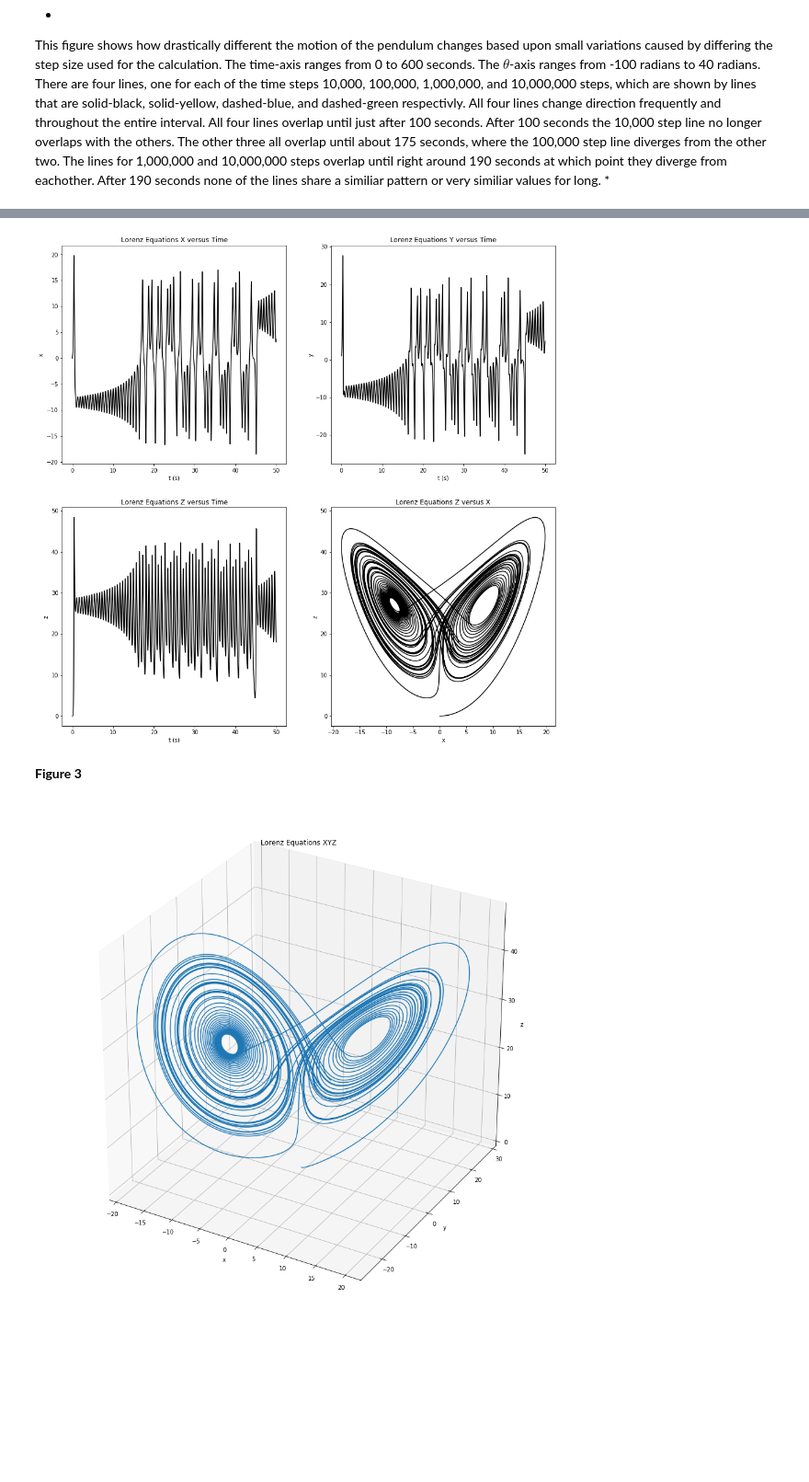
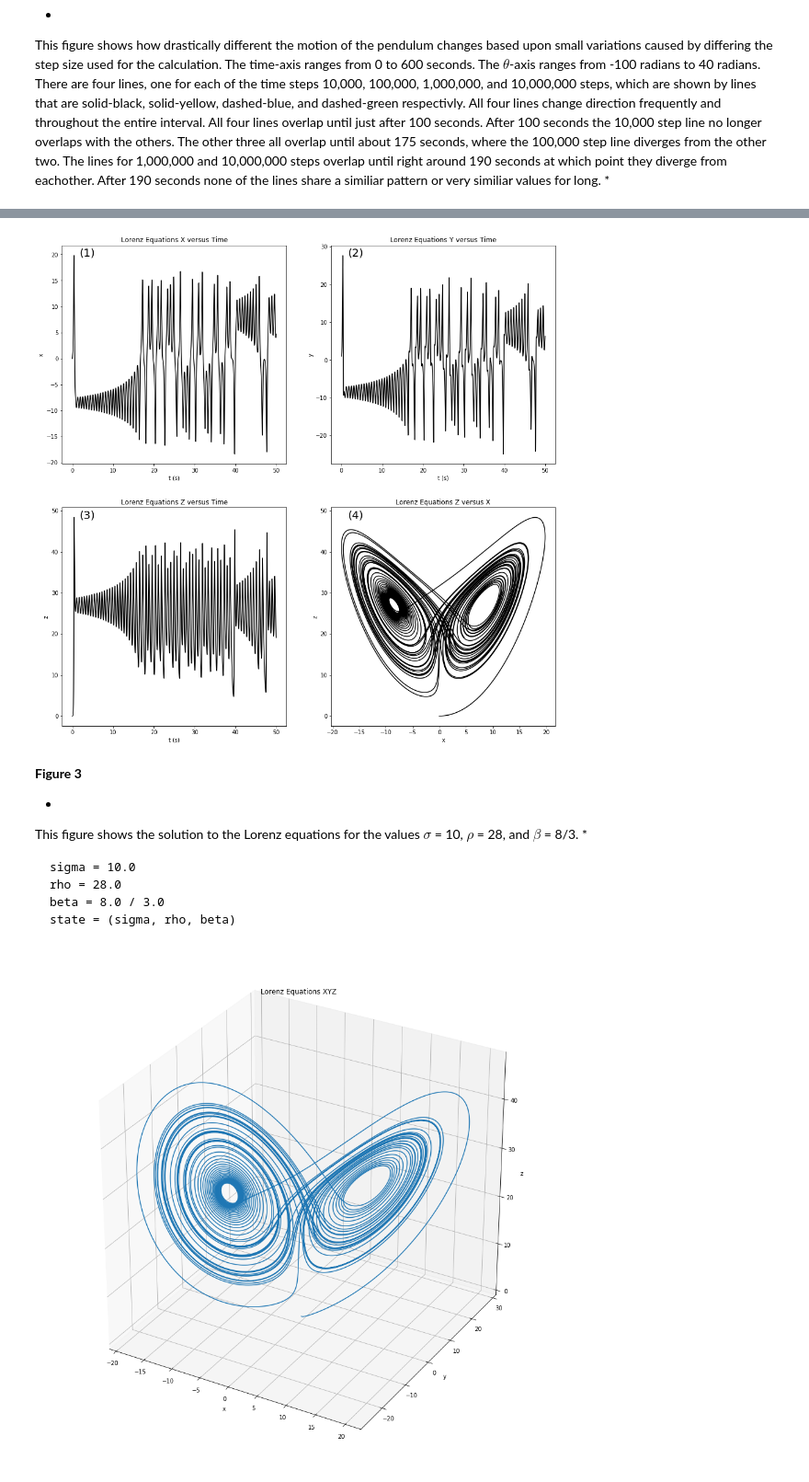
Before and after one commit to DannieWright/Final_Project, a Jupyter notebook: Final Project.ipynb, the cells around one changed output, grey strips where cells are left out. Shown at 92% size. Drawn from its saved outputs; the diff is of its cells as text; code cells hidden in the pictures; blank space fills up the shorter version.

```diff
--- a/Final Project.ipynb
+++ b/Final Project.ipynb
@@ -487,15 +490,23 @@ MENTION GRAPH BELOW THAT SHOWS A FEW OF THE BASE CASES OF HOW THIS LOOKS BY DEFA
 #### Runge-Kutta Method
 # %%
 if __name__ == "__main__":
+    #establish initial plot values
+    plotLabelXPos = 0.075
+    plotLabelYPos = 0.95
+    plotLabelFontSize = 20
+
+    #set constants and starting condition
     sigma = 10.0
     rho = 28.0
     beta = 8.0 / 3.0
     state = (sigma, rho, beta)
     r0 = (0, 1, 0)
 
+    #set solution interval and accuracy
     interval = (0, 50)
-    steps = 100000
+    steps = 1000000
 
+    #solve Lorenz equations
     solution = lorenzSolution (r0, interval, steps, state)
 
     #set up plot
@@ -504,36 +515,53 @@ if __name__ == "__main__":
     # x vs time
     ax = plt.subplot(221)
     ax.set_xlabel("t (s)")
     ax.set_ylabel("x")
     ax.set_title ("Lorenz Equations X versus Time")
+    ax.text (plotLabelXPos, plotLabelYPos, "(1)", fontsize=plotLabelFontSize,
+             transform=ax.transAxes)
     plt.plot(solution[:,0], solution[:,1], "-k")
 
     # y vs time
     ax = plt.subplot(222)
     ax.set_xlabel("t (s)")
     ax.set_ylabel("y")
     ax.set_title ("Lorenz Equations Y versus Time")
+    ax.text (plotLabelXPos, plotLabelYPos, "(2)", fontsize=plotLabelFontSize,
+             transform=ax.transAxes)
     plt.plot(solution[:,0], solution[:,2], "-k")
 
     # z vs time
     ax = plt.subplot(223)
     ax.set_xlabel("t (s)")
     ax.set_ylabel("z")
     ax.set_title ("Lorenz Equations Z versus Time")
+    ax.text (plotLabelXPos, plotLabelYPos, "(3)", fontsize=plotLabelFontSize,
+             transform=ax.transAxes)
     plt.plot(solution[:,0], solution[:,3], "-k")
 
     # x vs z
     ax = plt.subplot(224)
     ax.set_xlabel("x")
     ax.set_ylabel("z")
     ax.set_title ("Lorenz Equations Z versus X")
+    ax.text (plotLabelXPos, plotLabelYPos, "(4)", fontsize=plotLabelFontSize,
+             transform=ax.transAxes)
     plt.plot(solution[:,1], solution[:,3], "-k")
 
     plt.show ()
 # %% [output]
-[figure, old version]
+[figure, new version]
-# %% [markdown]
-**Figure 3**
+# %% [markdown]
+**Figure 3**
+
+*
+This figure shows the solution to the Lorenz equations for the values $\sigma$ = 10, $\rho$ = 28, and $\beta$ = 8/3.
+*
+
+    sigma = 10.0
+    rho = 28.0
+    beta = 8.0 / 3.0
+    state = (sigma, rho, beta)
 # %%
 
 if __name__ == "__main__":
```
Also changed, not shown: parts of 8 cells of this notebook.
